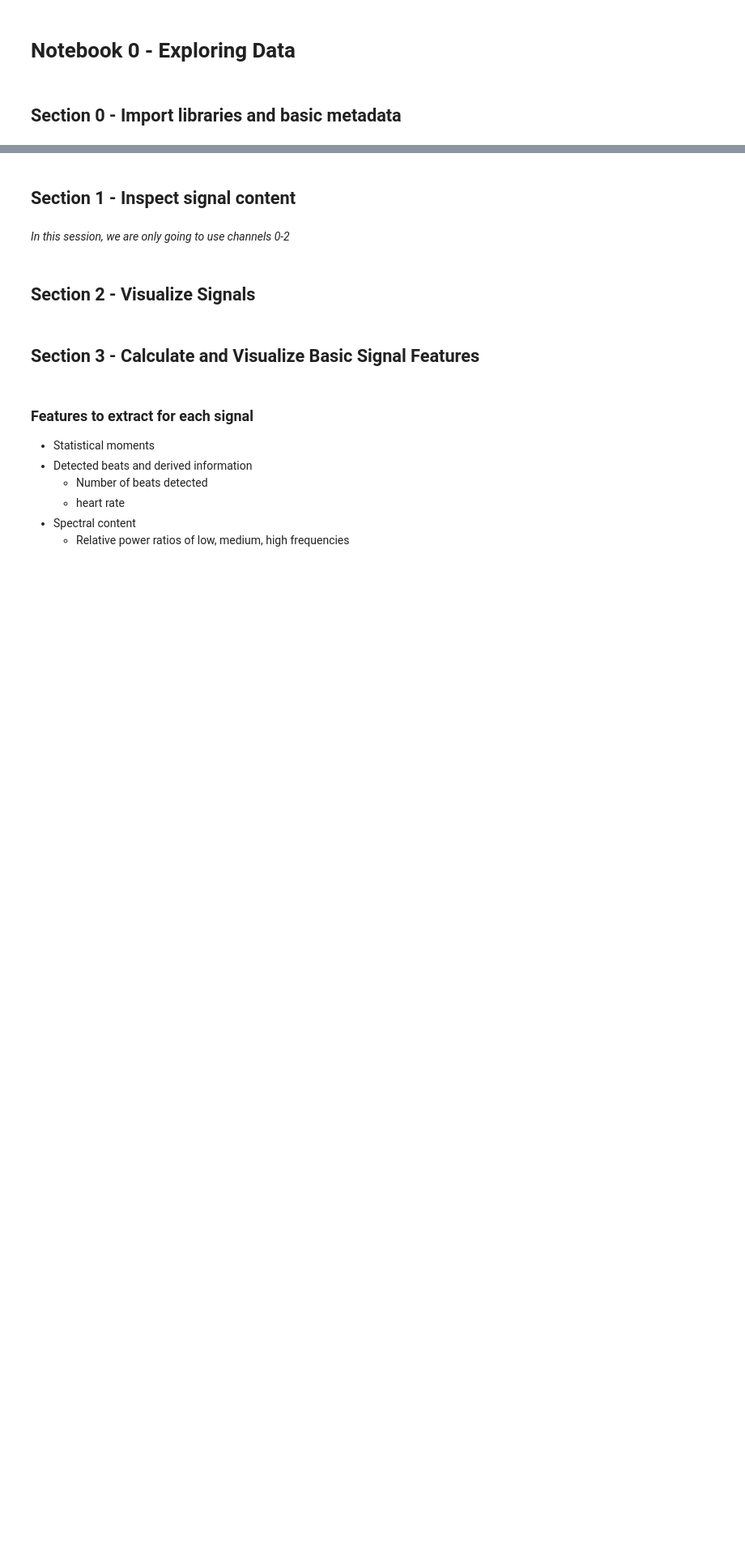
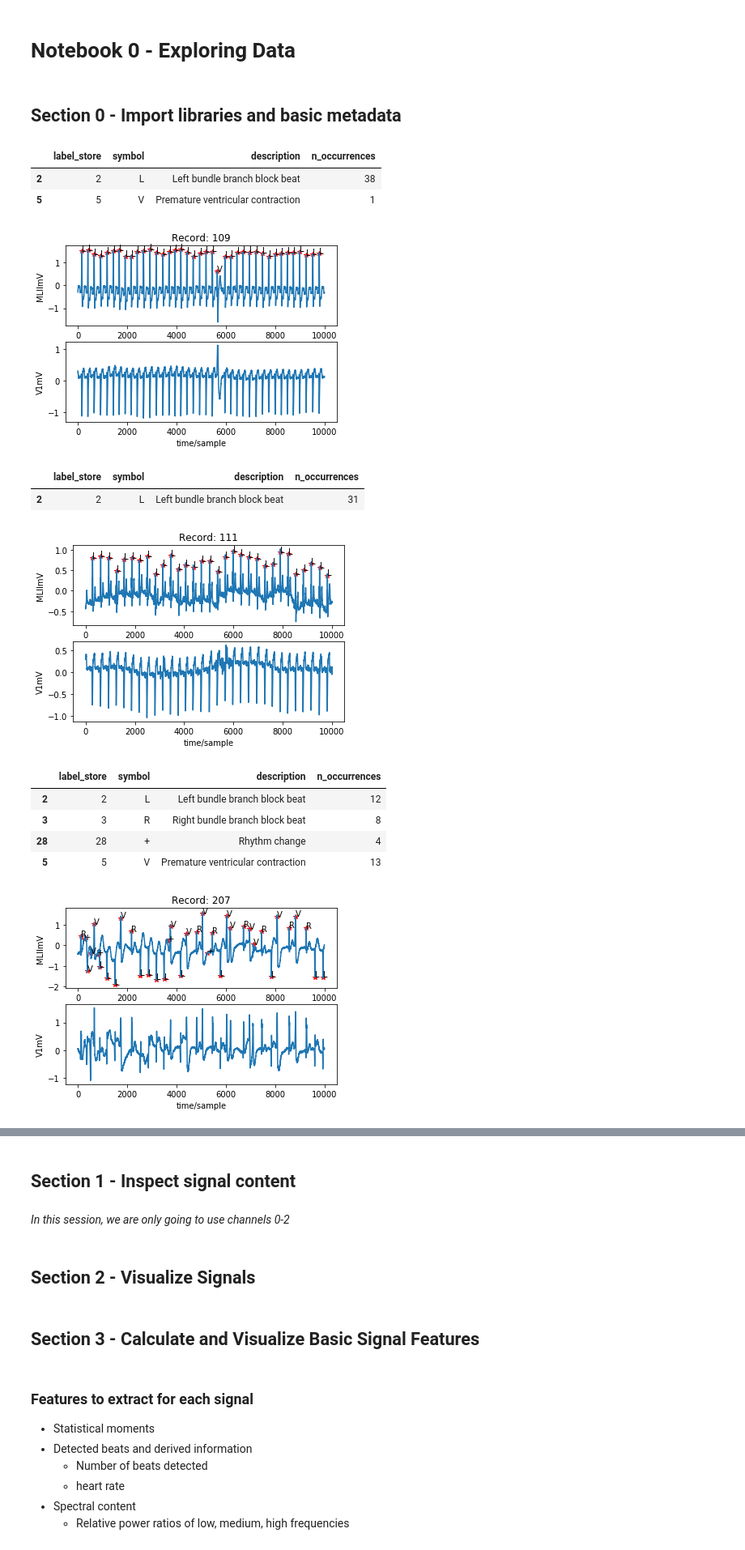
Before and after one commit to cx1111/beat-classifier, a Jupyter notebook: analysis/0-explore.ipynb, the cells around one changed output, grey strips where cells are left out. Shown at 81% size. Drawn from its saved outputs; the diff is of its cells as text; code cells hidden in the pictures; blank space fills up the shorter version.

Commit message:
got l beats

```diff
--- a/analysis/0-explore.ipynb
+++ b/analysis/0-explore.ipynb
@@ -27,3 +27,29 @@ all_records = beat_table.index.values
 # %%
 # Records with L: Left bundle branch block beat
 l_records = beat_table.loc[beat_table['L']>0].index.values
+# %%
+# Visualize some records
+for rec_name in l_records:
+    # Load the signals and L beat annotations
+    rec = wfdb.rdrecord(os.path.join(data_dir, rec_name), sampfrom=22000, sampto=32000)
+    ann = wfdb.rdann(os.path.join(data_dir, rec_name), extension='atr',
+                     sampfrom=22000, sampto=32000, shift_samps=True, summarize_labels=True)
+    # Show the annotations contained in the files
+    display(ann.contained_labels)
+    # Get the peak samples and symbols in a dataframe. Keep only L beats.
+    qrs_df = ann_to_df(ann, rm_sym=['+'])
+    wfdb.plot_wfdb(record=rec, annotation=ann, plot_sym=True)
+# %% [output]
+|  | label_store | symbol | description | n_occurrences |
+| 2 | 2 | L | Left bundle branch block beat | 38 |
+| 5 | 5 | V | Premature ventricular contraction | 1 |
+[figure, added]
+|  | label_store | symbol | description | n_occurrences |
+| 2 | 2 | L | Left bundle branch block beat | 31 |
+[figure, added]
+|  | label_store | symbol | description | n_occurrences |
+| 2 | 2 | L | Left bundle branch block beat | 12 |
+| 3 | 3 | R | Right bundle branch block beat | 8 |
+| 28 | 28 | + | Rhythm change | 4 |
+| 5 | 5 | V | Premature ventricular contraction | 13 |
+[figure, added]
```
Also changed, not shown: parts of 8 cells of this notebook, 1 other file.
